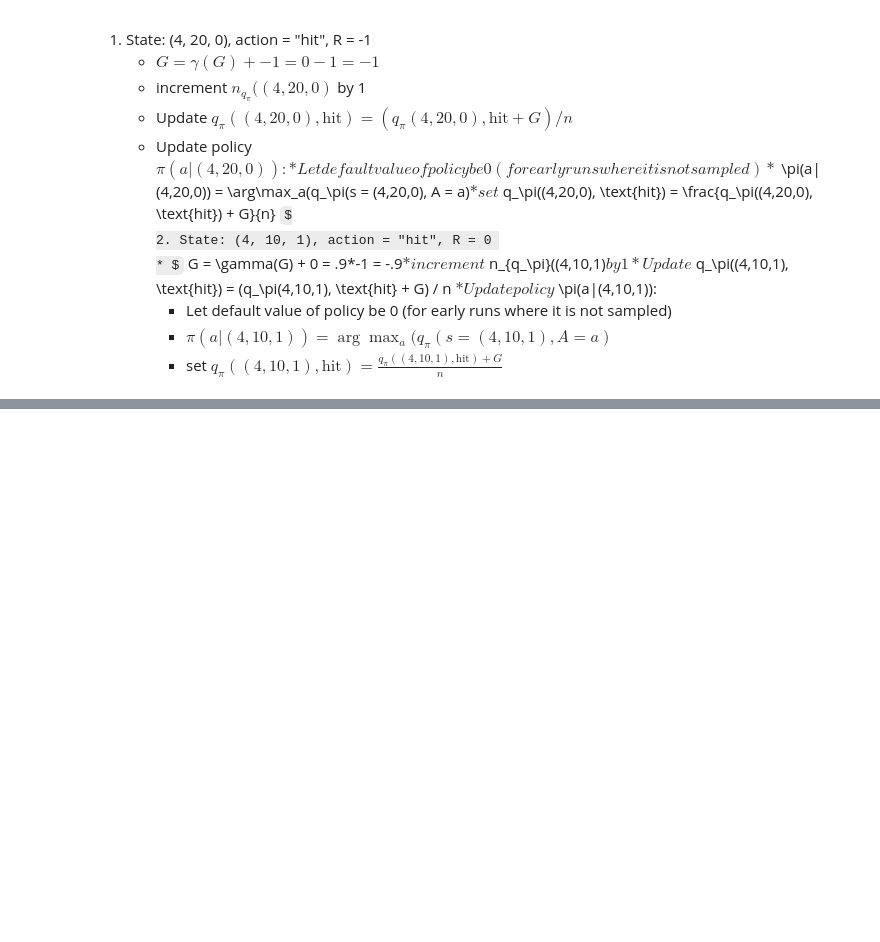
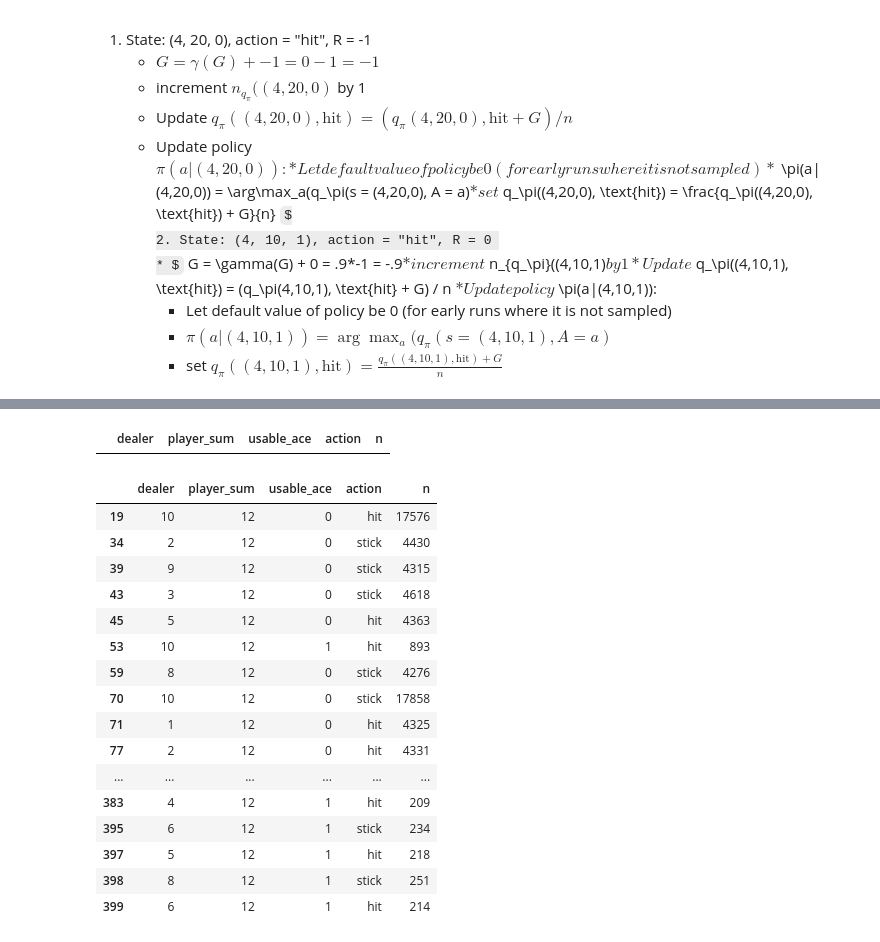
Before and after one commit to gjschwartz72/reinforcment_learning, a Jupyter notebook: Chapter 5/Black_Jack_1.ipynb, the cells around one changed output, grey strips where cells are left out. Drawn from its saved outputs; the diff is of its cells as text; code cells hidden in the pictures; some formulas as TeX source; blank space fills up the shorter version.

```diff
--- a/Chapter 5/Black_Jack_1.ipynb
+++ b/Chapter 5/Black_Jack_1.ipynb
@@ -367,0 +371,24 @@ for k, v in policy.items():
+# %%
+df_q_n.query('n <= 100')
+# %% [output]
+|  | dealer | player_sum | usable_ace | action | n |
+# %%
+df_q_n.query('player_sum == 12')
+# %% [output]
+|  | dealer | player_sum | usable_ace | action | n |
+| 19 | 10 | 12 | 0 | hit | 17576 |
+| 34 | 2 | 12 | 0 | stick | 4430 |
+| 39 | 9 | 12 | 0 | stick | 4315 |
+| 43 | 3 | 12 | 0 | stick | 4618 |
+| 45 | 5 | 12 | 0 | hit | 4363 |
+| 53 | 10 | 12 | 1 | hit | 893 |
+| 59 | 8 | 12 | 0 | stick | 4276 |
+| 70 | 10 | 12 | 0 | stick | 17858 |
+| 71 | 1 | 12 | 0 | hit | 4325 |
+| 77 | 2 | 12 | 0 | hit | 4331 |
+| ... | ... | ... | ... | ... | ... |
+| 383 | 4 | 12 | 1 | hit | 209 |
+| 395 | 6 | 12 | 1 | stick | 234 |
+| 397 | 5 | 12 | 1 | hit | 218 |
+| 398 | 8 | 12 | 1 | stick | 251 |
+| 399 | 6 | 12 | 1 | hit | 214 |
```
Also changed, not shown: parts of 33 cells of this notebook.
